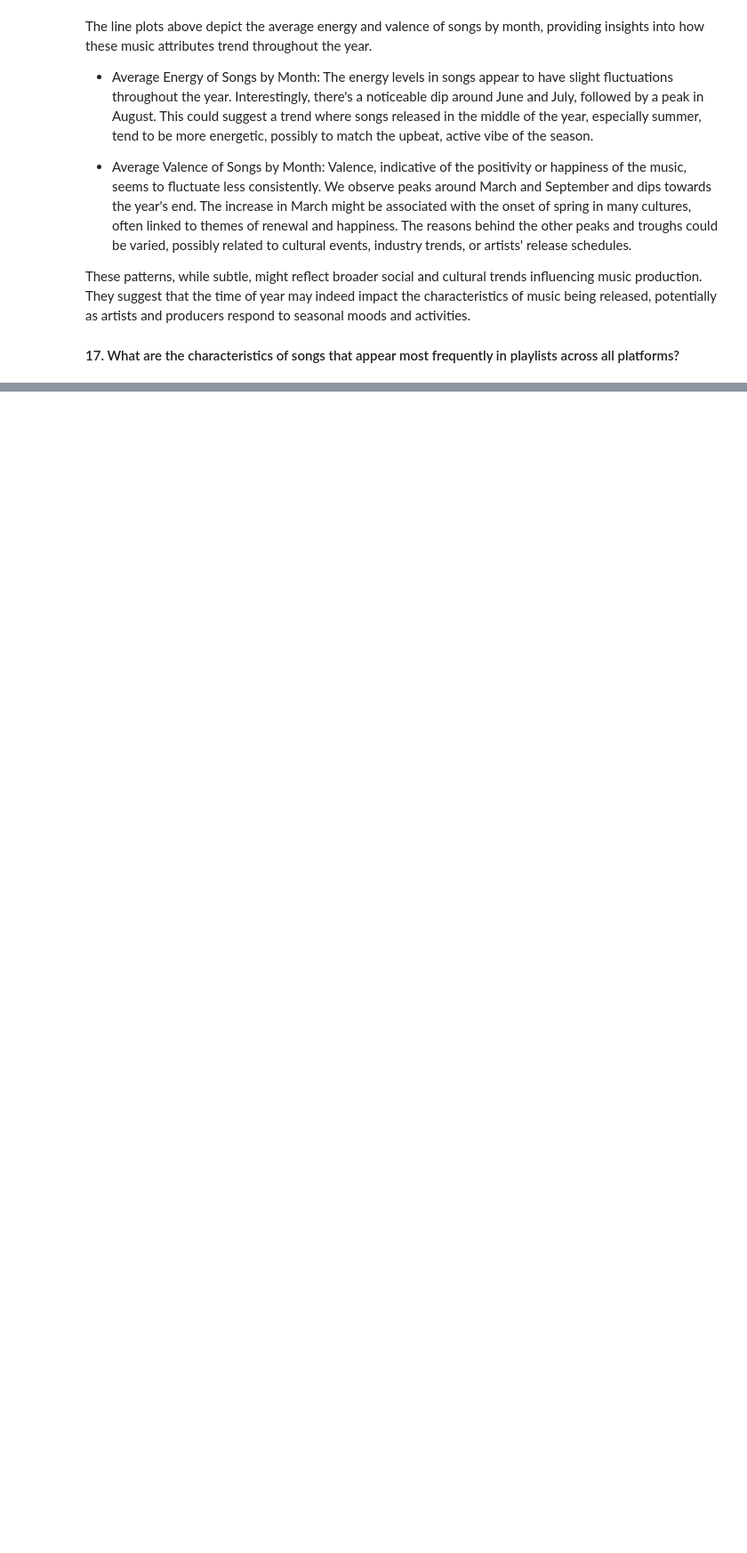
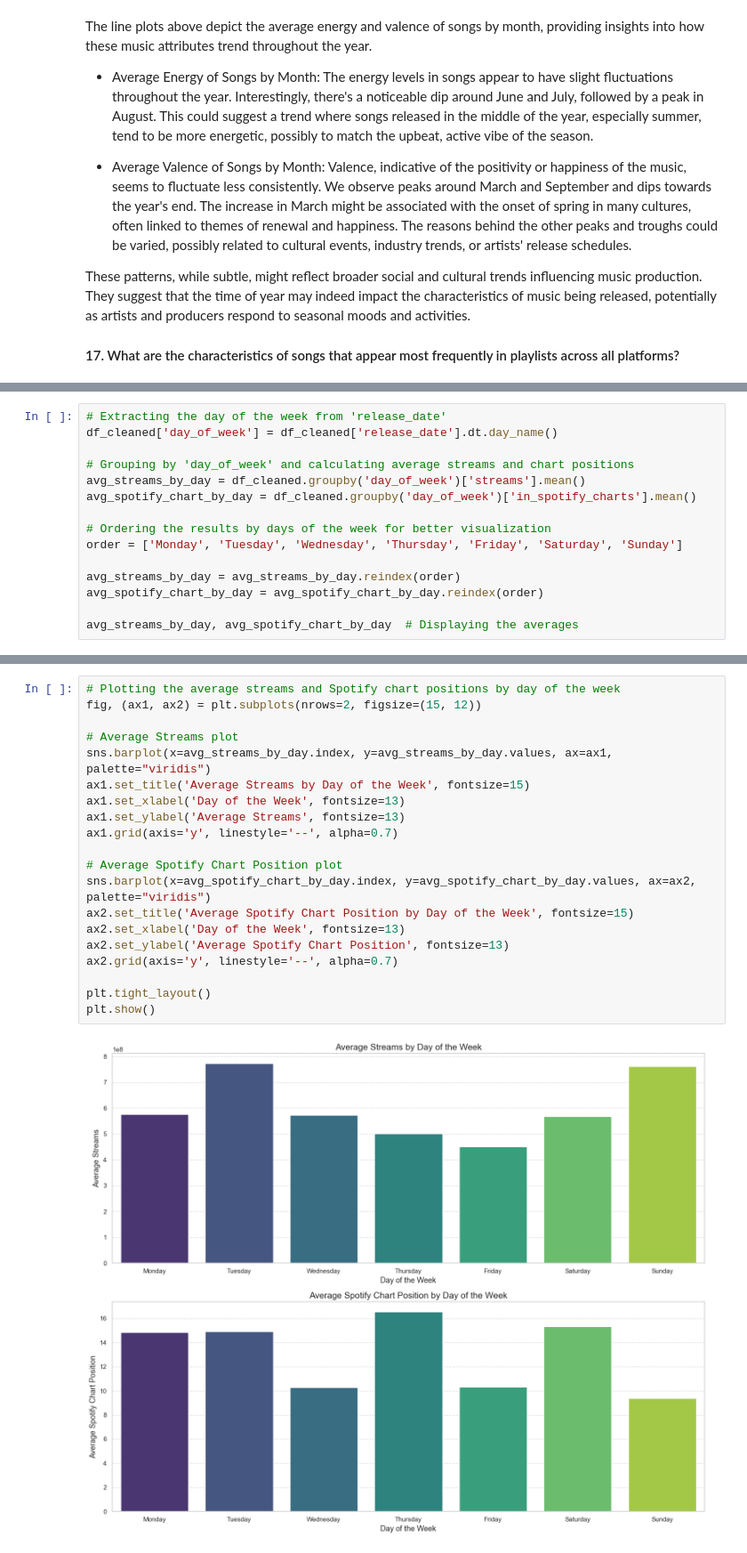
Before and after one commit to diogo-costa-silva/data-science-notebooks, a Jupyter notebook: most-stremed-spotify-2023-analysis/spotify-2023-analysis.ipynb, the cells around one changed output, grey strips where cells are left out. Shown at 89% size. Saved outputs shown, nothing was run; the diff lists cells and outputs as text; blank space fills up the shorter version.

```diff
--- a/most-stremed-spotify-2023-analysis/spotify-2023-analysis.ipynb
+++ b/most-stremed-spotify-2023-analysis/spotify-2023-analysis.ipynb
@@ -1486,0 +1753,15 @@ Various modeling techniques are selected and applied, and their parameters are c
+# %%
+# Extracting the day of the week from 'release_date'
+df_cleaned['day_of_week'] = df_cleaned['release_date'].dt.day_name()
+
+# Grouping by 'day_of_week' and calculating average streams and chart positions
+avg_streams_by_day = df_cleaned.groupby('day_of_week')['streams'].mean()
+avg_spotify_chart_by_day = df_cleaned.groupby('day_of_week')['in_spotify_charts'].mean()
+
+# Ordering the results by days of the week for better visualization
+order = ['Monday', 'Tuesday', 'Wednesday', 'Thursday', 'Friday', 'Saturday', 'Sunday']
+
+avg_streams_by_day = avg_streams_by_day.reindex(order)
+avg_spotify_chart_by_day = avg_spotify_chart_by_day.reindex(order)
+
+avg_streams_by_day, avg_spotify_chart_by_day  # Displaying the averages
@@ -1486,0 +1787,22 @@ Various modeling techniques are selected and applied, and their parameters are c
+# %%
+# Plotting the average streams and Spotify chart positions by day of the week
+fig, (ax1, ax2) = plt.subplots(nrows=2, figsize=(15, 12))
+
+# Average Streams plot
+sns.barplot(x=avg_streams_by_day.index, y=avg_streams_by_day.values, ax=ax1, palette="viridis")
+ax1.set_title('Average Streams by Day of the Week', fontsize=15)
+ax1.set_xlabel('Day of the Week', fontsize=13)
+ax1.set_ylabel('Average Streams', fontsize=13)
+ax1.grid(axis='y', linestyle='--', alpha=0.7)
+
+# Average Spotify Chart Position plot
+sns.barplot(x=avg_spotify_chart_by_day.index, y=avg_spotify_chart_by_day.values, ax=ax2, palette="viridis")
+ax2.set_title('Average Spotify Chart Position by Day of the Week', fontsize=15)
+ax2.set_xlabel('Day of the Week', fontsize=13)
+ax2.set_ylabel('Average Spotify Chart Position', fontsize=13)
+ax2.grid(axis='y', linestyle='--', alpha=0.7)
+
+plt.tight_layout()
+plt.show()
+# %% [output]
+[figure, added]
```
Also changed, not shown: parts of 23 cells of this notebook.
